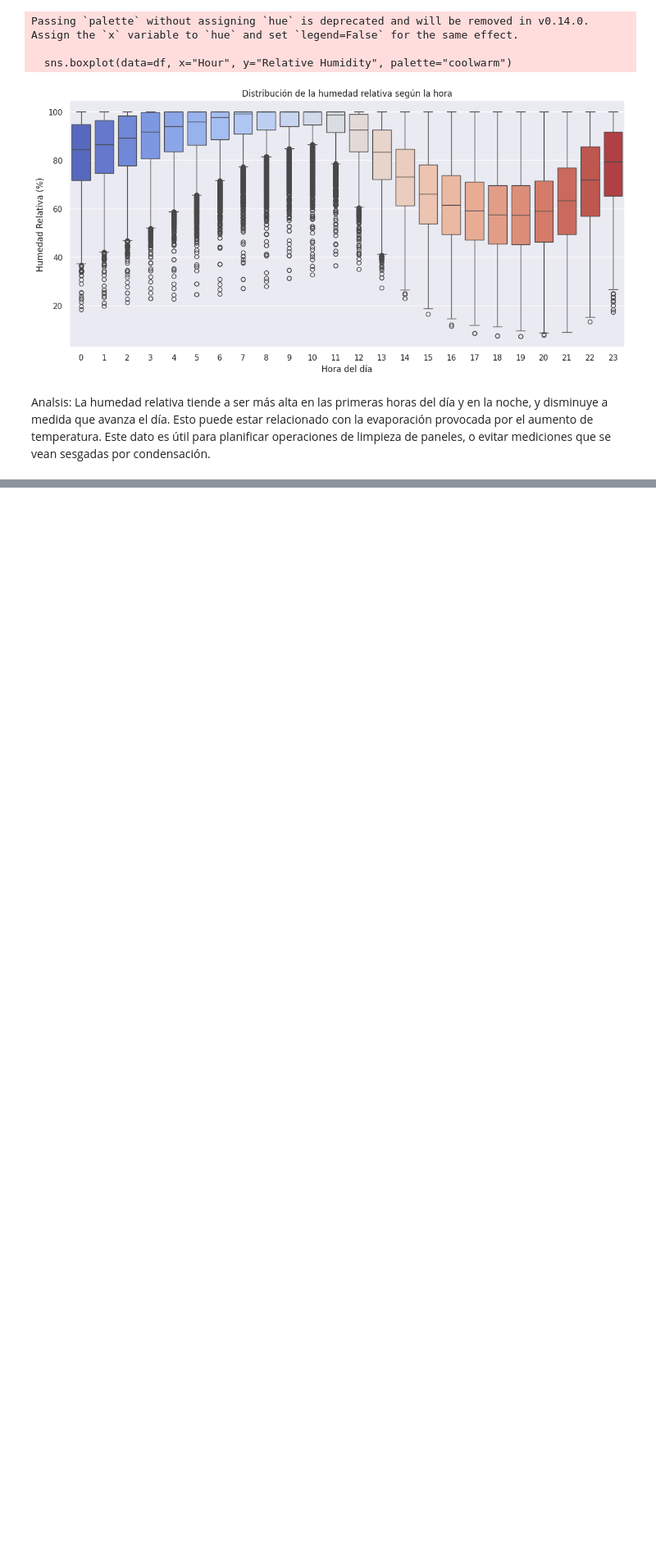
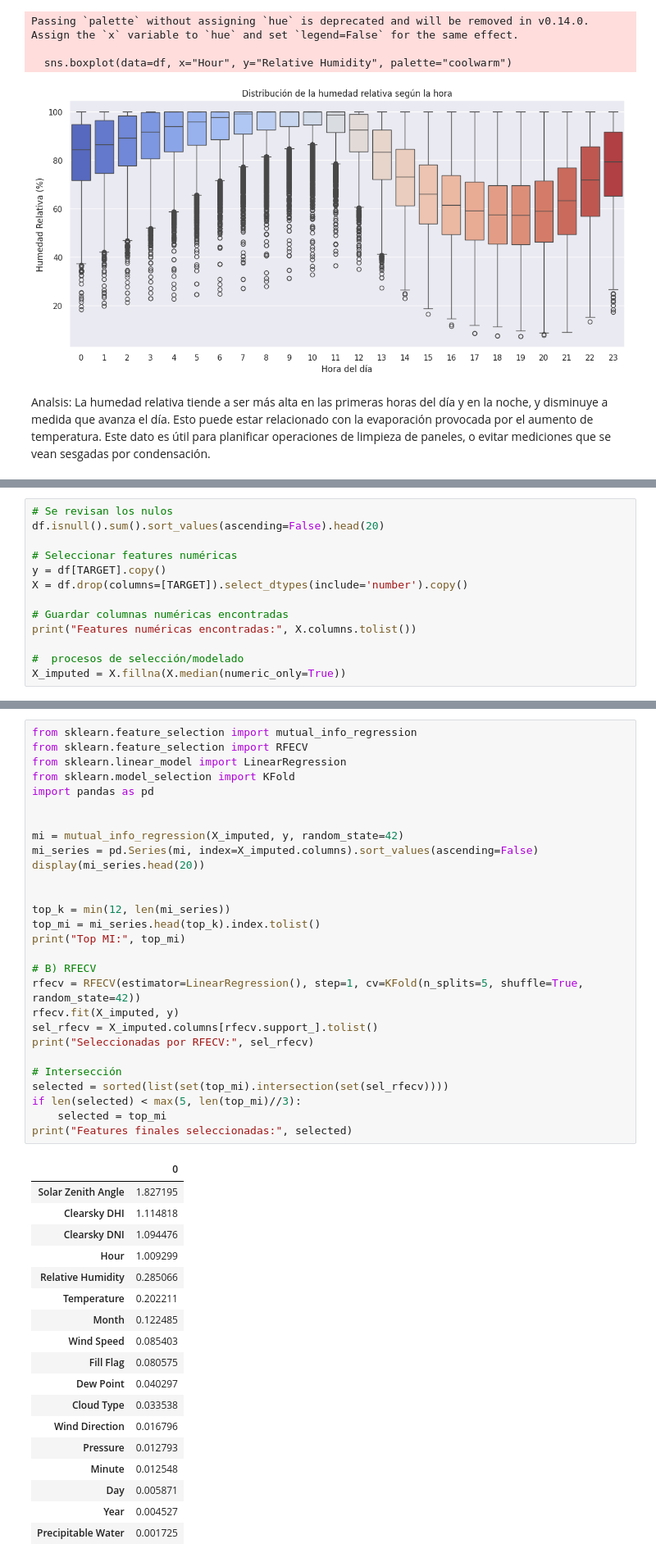
Before and after one commit to Pelado91/Proyecto-Data-Science-II, a Jupyter notebook: Generacion_Solar_Metzler.ipynb, the cells around one changed output, grey strips where cells are left out. Shown: that part at 82% size. Saved outputs shown, nothing was run; the diff lists cells and outputs as text; blank space fills up the shorter version.

```diff
--- a/Generacion_Solar_Metzler.ipynb
+++ b/Generacion_Solar_Metzler.ipynb
@@ -369,0 +272,13 @@ R2: 0.9999999657725462
+# %%
+# Se revisan los nulos
+df.isnull().sum().sort_values(ascending=False).head(20)
+
+# Seleccionar features numéricas
+y = df[TARGET].copy()
+X = df.drop(columns=[TARGET]).select_dtypes(include='number').copy()
+
+# Guardar columnas numéricas encontradas
+print("Features numéricas encontradas:", X.columns.tolist())
+
+#  procesos de selección/modelado
+X_imputed = X.fillna(X.median(numeric_only=True))
@@ -369,0 +287,47 @@ R2: 0.9999999657725462
+# %%
+from sklearn.feature_selection import mutual_info_regression
+from sklearn.feature_selection import RFECV
+from sklearn.linear_model import LinearRegression
+from sklearn.model_selection import KFold
+import pandas as pd
+
+
+mi = mutual_info_regression(X_imputed, y, random_state=42)
+mi_series = pd.Series(mi, index=X_imputed.columns).sort_values(ascending=False)
+display(mi_series.head(20))
+
+
+top_k = min(12, len(mi_series))
+top_mi = mi_series.head(top_k).index.tolist()
+print("Top MI:", top_mi)
+
+# B) RFECV
+rfecv = RFECV(estimator=LinearRegression(), step=1, cv=KFold(n_splits=5, shuffle=True, random_state=42))
+rfecv.fit(X_imputed, y)
+sel_rfecv = X_imputed.columns[rfecv.support_].tolist()
+print("Seleccionadas por RFECV:", sel_rfecv)
+
+# Intersección
+selected = sorted(list(set(top_mi).intersection(set(sel_rfecv))))
+if len(selected) < max(5, len(top_mi)//3):
+    selected = top_mi
+print("Features finales seleccionadas:", selected)
+# %% [output]
+|  | 0 |
+| Solar Zenith Angle | 1.827195 |
+| Clearsky DHI | 1.114818 |
+| Clearsky DNI | 1.094476 |
+| Hour | 1.009299 |
+| Relative Humidity | 0.285066 |
+| Temperature | 0.202211 |
+| Month | 0.122485 |
+| Wind Speed | 0.085403 |
+| Fill Flag | 0.080575 |
+| Dew Point | 0.040297 |
+| Cloud Type | 0.033538 |
+| Wind Direction | 0.016796 |
+| Pressure | 0.012793 |
+| Minute | 0.012548 |
+| Day | 0.005871 |
+| Year | 0.004527 |
+| Precipitable Water | 0.001725 |
```
Also changed, not shown: parts of 17 cells of this notebook.
